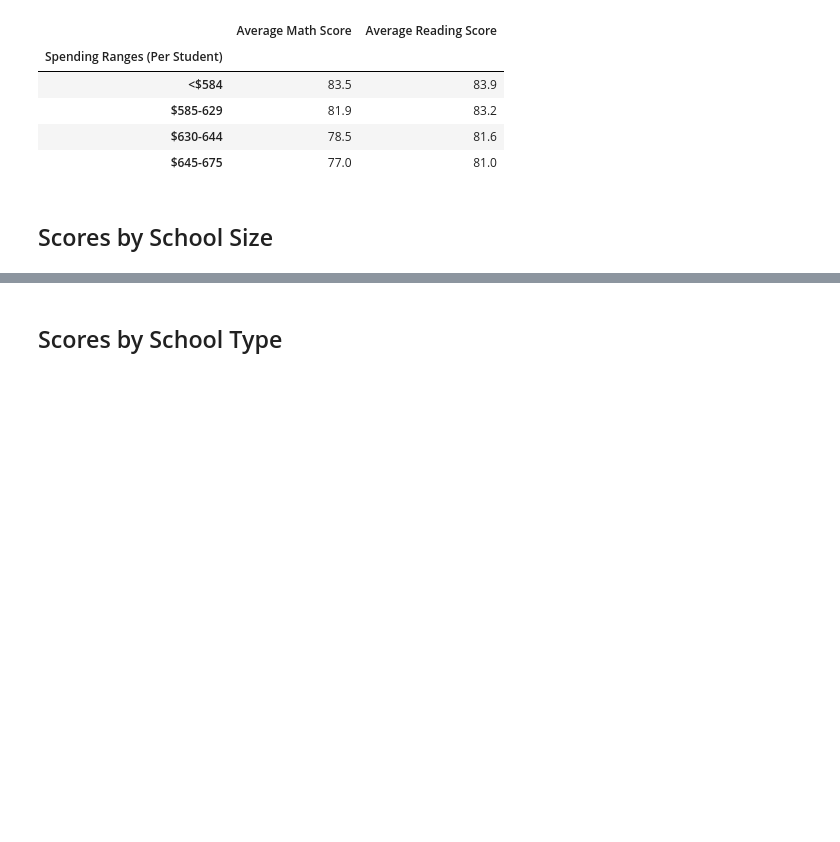
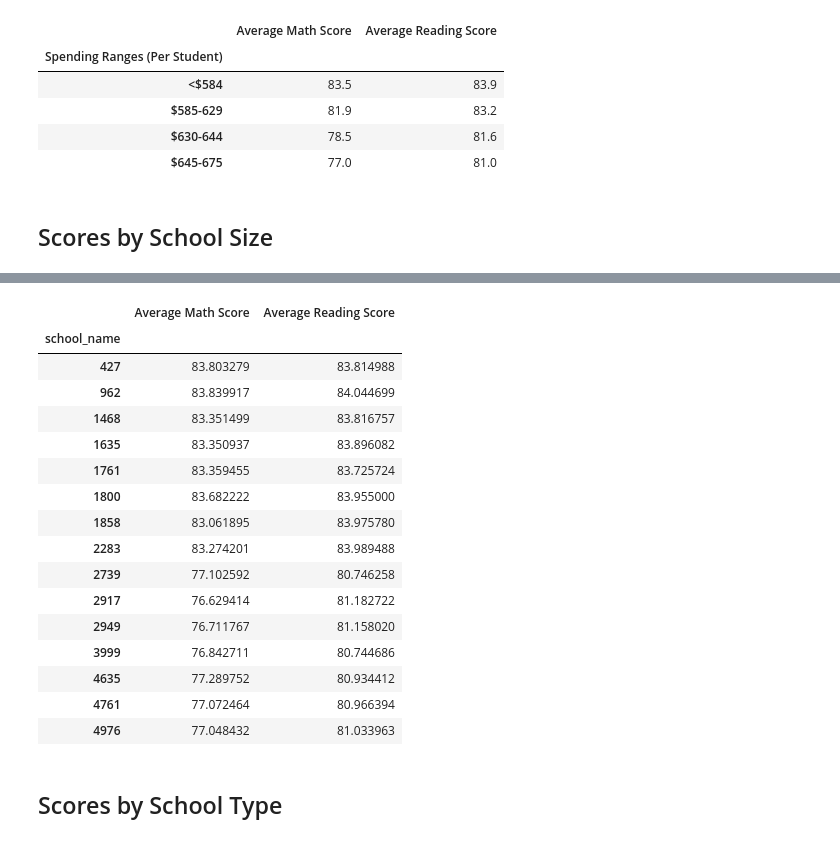
Before and after one commit to GregoryBWilson/School_District_Analysis, a Jupyter notebook: PyCitySchools_Challenge_testing.ipynb, the cells around one changed output, grey strips where cells are left out. Saved outputs shown, nothing was run; the diff lists cells and outputs as text; code cells hidden in the pictures; blank space fills up the shorter version.

```diff
--- a/PyCitySchools_Challenge_testing.ipynb
+++ b/PyCitySchools_Challenge_testing.ipynb
@@ -709,2 +753,5 @@ spending_summary_df
 # %%
 # Calculate averages for the desired columns.
+size_math_scores = per_school_summary_df.groupby([per_school_counts]).mean()["Average Math Score"]
+
+size_reading_scores = per_school_summary_df.groupby([per_school_counts]).mean()["Average Reading Score"]
@@ -715,3 +758,31 @@ spending_summary_df
+# %%
+# Assemble into DataFrame.
+size_summary_df = pd.DataFrame({
+          "Average Math Score" : size_math_scores,
+          "Average Reading Score": size_reading_scores,})
+# %%
+# Format the DataFrame
+# Display the data frame
+dfi.export(size_summary_df, 'Resources/Table14.png')
+size_summary_df
+# %% [output]
+|  | Average Math Score | Average Reading Score |
+| school_name |  |  |
+| 427 | 83.803279 | 83.814988 |
+| 962 | 83.839917 | 84.044699 |
+| 1468 | 83.351499 | 83.816757 |
+| 1635 | 83.350937 | 83.896082 |
+| 1761 | 83.359455 | 83.725724 |
+| 1800 | 83.682222 | 83.955000 |
+| 1858 | 83.061895 | 83.975780 |
+| 2283 | 83.274201 | 83.989488 |
+| 2739 | 77.102592 | 80.746258 |
+| 2917 | 76.629414 | 81.182722 |
+| 2949 | 76.711767 | 81.158020 |
+| 3999 | 76.842711 | 80.744686 |
+| 4635 | 77.289752 | 80.934412 |
+| 4761 | 77.072464 | 80.966394 |
+| 4976 | 77.048432 | 81.033963 |
 # %% [markdown]
 ## Scores by School Type
 # %%
```
Also changed, not shown: parts of 6 cells of this notebook, 1 other file.
